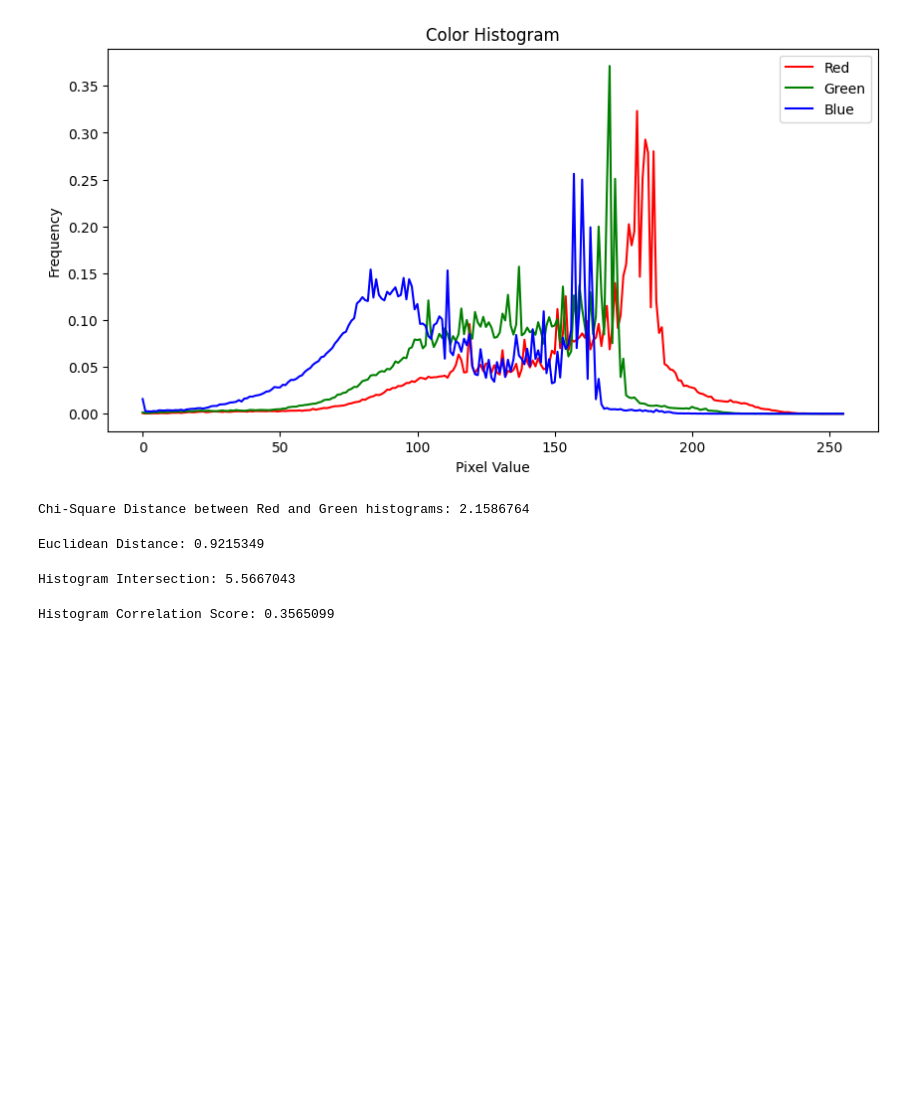
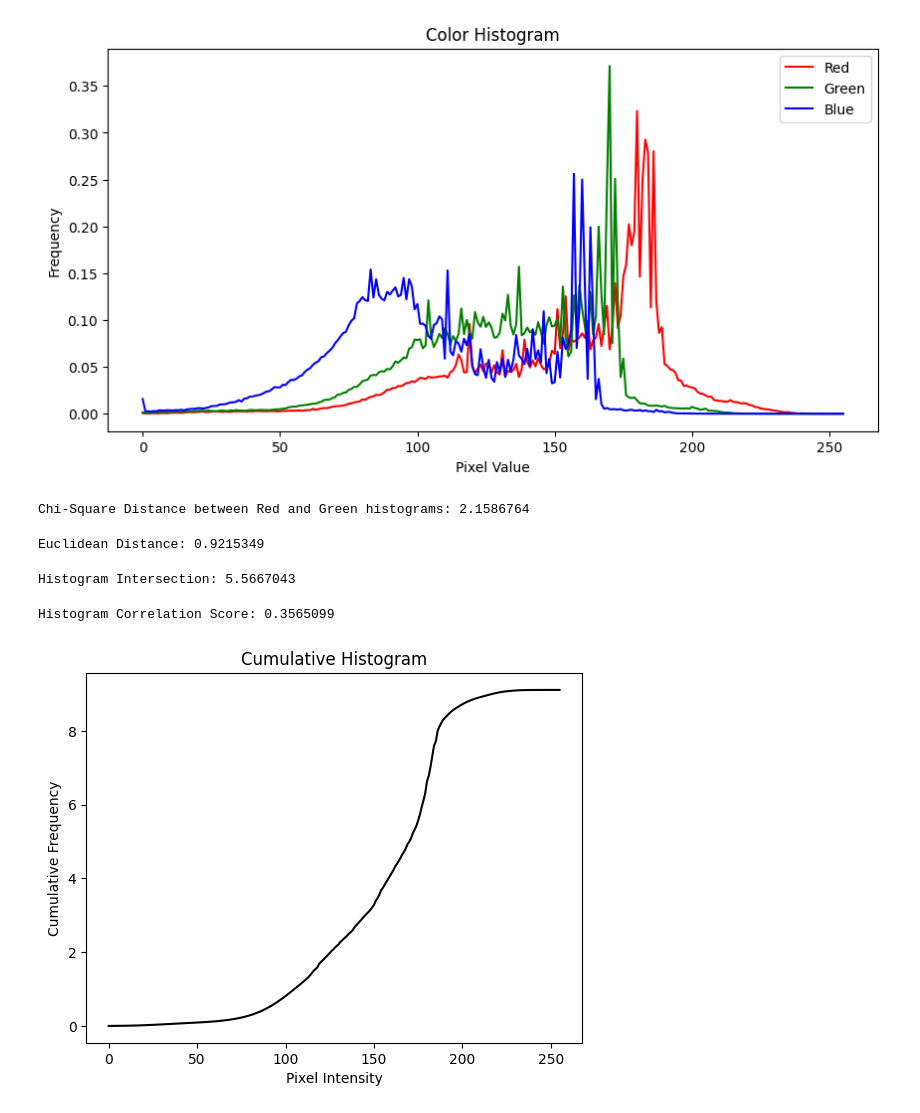
Before and after one commit to USPMenas/Artificial-Inteligence-study-cases, a Jupyter notebook: Retrieving-data/images/color/color-feature.ipynb, the cells around one changed output. Saved outputs shown, nothing was run; the diff lists cells and outputs as text; code cells hidden in the pictures; blank space fills up the shorter version.

Commit message:
:sparkles: feature: commulative-histograms

```diff
--- a/Retrieving-data/images/color/color-feature.ipynb
+++ b/Retrieving-data/images/color/color-feature.ipynb
@@ -150,3 +150,17 @@ correlation_score = histogram_correlation(hist_r, hist_g)
 print("Histogram Correlation Score:", correlation_score)
 # %% [output]
 Histogram Correlation Score: 0.3565099
+# %%
+import matplotlib.pyplot as plt
+
+# Compute cumulative histogram
+cumulative_hist = np.cumsum(hist_r)
+
+# Plot histogram
+plt.plot(cumulative_hist, color='black')
+plt.title("Cumulative Histogram")
+plt.xlabel("Pixel Intensity")
+plt.ylabel("Cumulative Frequency")
+plt.show()
+# %% [output]
+[figure, added]
```
